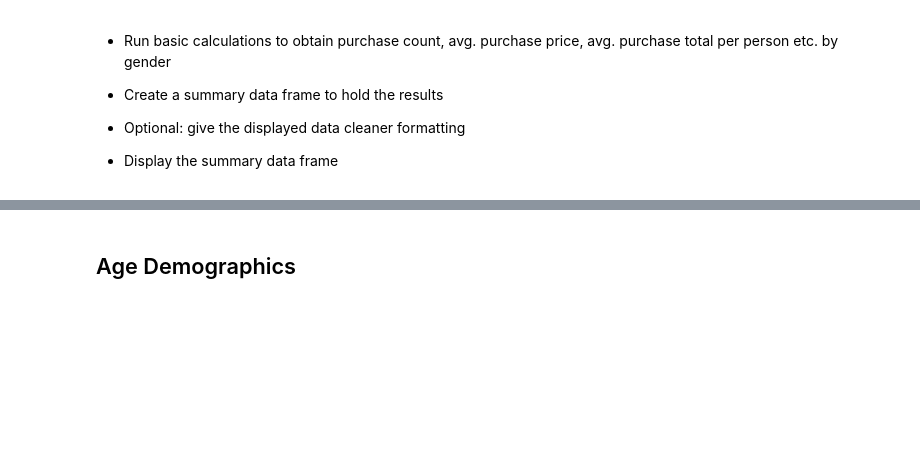
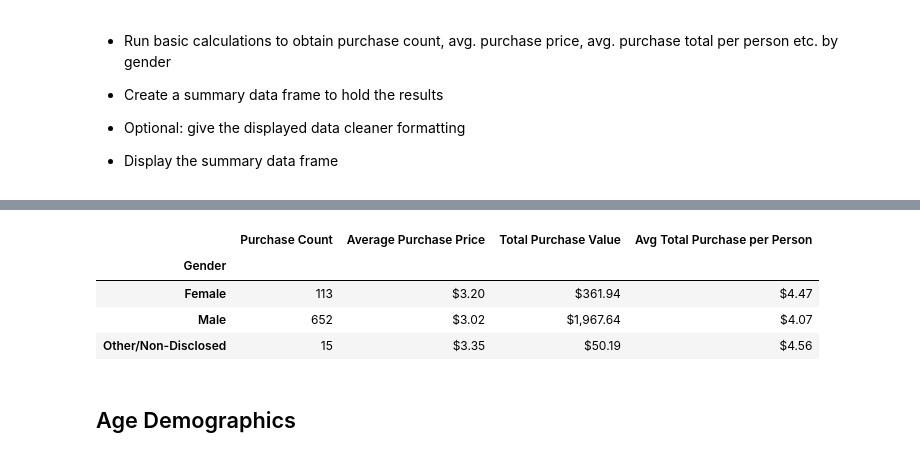
Before and after one commit to i1620/pandas-challenge, a Jupyter notebook: HeroesOfPymoli/HeroesOfPymoli_starter.ipynb, the cells around one changed output, grey strips where cells are left out. Saved outputs shown, nothing was run; the diff lists cells and outputs as text; code cells hidden in the pictures; blank space fills up the shorter version.

```diff
--- a/HeroesOfPymoli/HeroesOfPymoli_starter.ipynb
+++ b/HeroesOfPymoli/HeroesOfPymoli_starter.ipynb
@@ -143,3 +132,49 @@ male_percent
+# %%
+purchase_data_df.sort_values("Gender")
+male_count= purchase_data_df.loc[(purchase_data_df["Gender"] == "Male"),:]
+mpc_df=len(male_count["Gender"])
+mtpv = male_count["Price"].sum()
+mtpv_df = "${:,.2f}".format(mtpv)
+mapp = male_count["Price"].mean()
+mapp_df = "${:,.2f}".format(mapp)
+
+male = purchase_data_df.sort_values("SN")
+male_df=data.drop_duplicates(subset ="SN")
+male_df.sort_values("Gender")
+new_male_count= male_df.loc[(male_df["Gender"] == "Male"),:]
+mlen=len(new_male_count["Price"])
+fatpp = mtpv/mlen
+matppp = "${:,.2f}".format(fatpp)
+# %%
+purchase_data_df.sort_values("Gender")
+other_count= purchase_data_df.loc[(purchase_data_df["Gender"] == "Other / Non-Disclosed"),:]
+opc_df=len(other_count["Gender"])
+otpv = other_count["Price"].sum()
+otpv_df = "${:,.2f}".format(otpv)
+oapp = other_count["Price"].mean()
+oapp_df = "${:,.2f}".format(oapp)
+
+other = purchase_data_df.sort_values("SN")
+other_df=data.drop_duplicates(subset ="SN")
+other_df.sort_values("Gender")
+new_other_count= other_df.loc[(other_df["Gender"] == "Other / Non-Disclosed"),:]
+olen=len(new_other_count["Price"])
+oatpp = otpv/olen
+oatppp = "${:,.2f}".format(oatpp)
+# %%
+gender_summary=pd.DataFrame({"Gender" : ["Female", "Male", "Other/Non-Disclosed"],
+              "Purchase Count" : [fpc_df, mpc_df, opc_df],
+              "Average Purchase Price" : [fapp_df, mapp_df, oapp_df],
+              "Total Purchase Value" : [ftpv_df, mtpv_df, otpv_df],
+                            "Avg Total Purchase per Person" : [fatppp, matppp, oatppp]})
+new_summary=gender_summary.set_index("Gender")
+new_summary
+# %% [output]
+|  | Purchase Count | Average Purchase Price | Total Purchase Value | Avg Total Purchase per Person |
+| Gender |  |  |  |  |
+| Female | 113 | $3.20 | $361.94 | $4.47 |
+| Male | 652 | $3.02 | $1,967.64 | $4.07 |
+| Other/Non-Disclosed | 15 | $3.35 | $50.19 | $4.56 |
 # %% [markdown]
 ## Age Demographics
 # %% [markdown]
```
Also changed, not shown: parts of 10 cells of this notebook.
